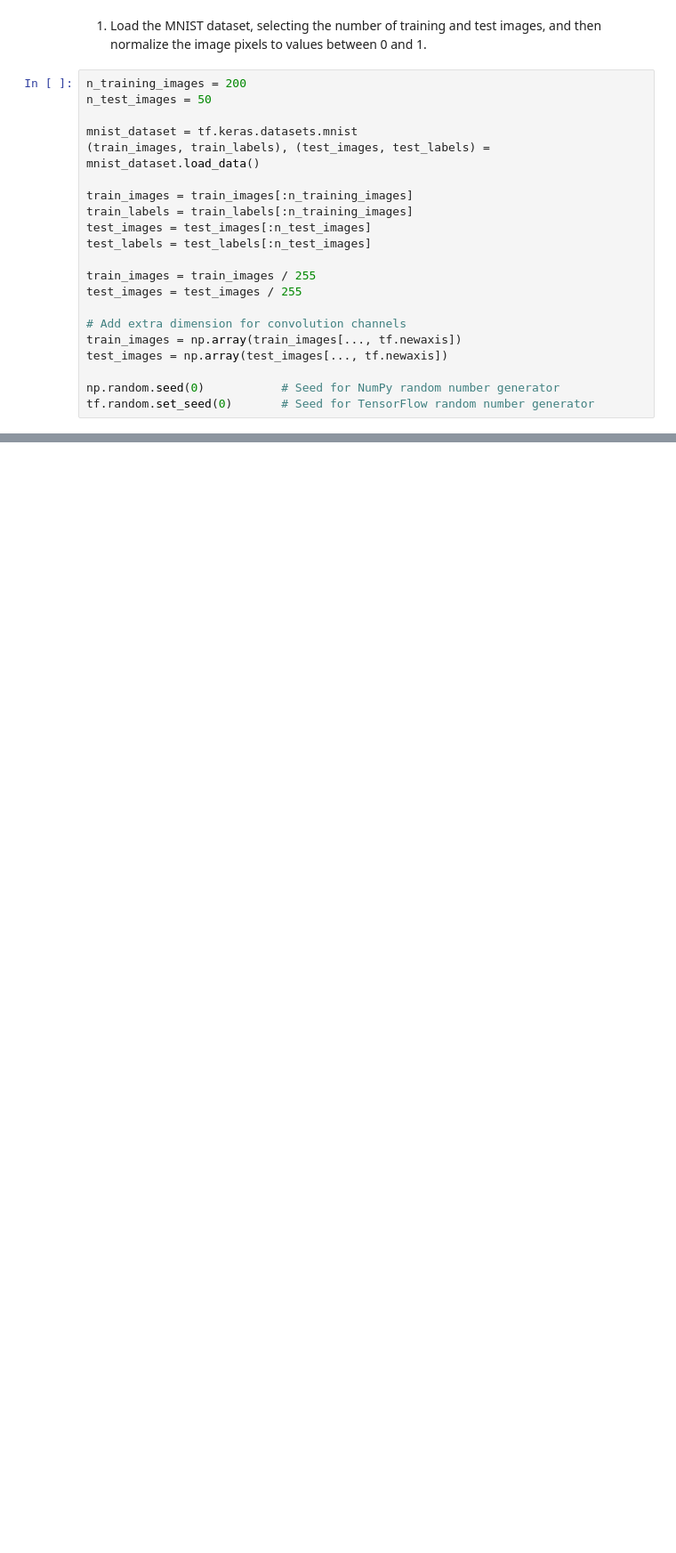
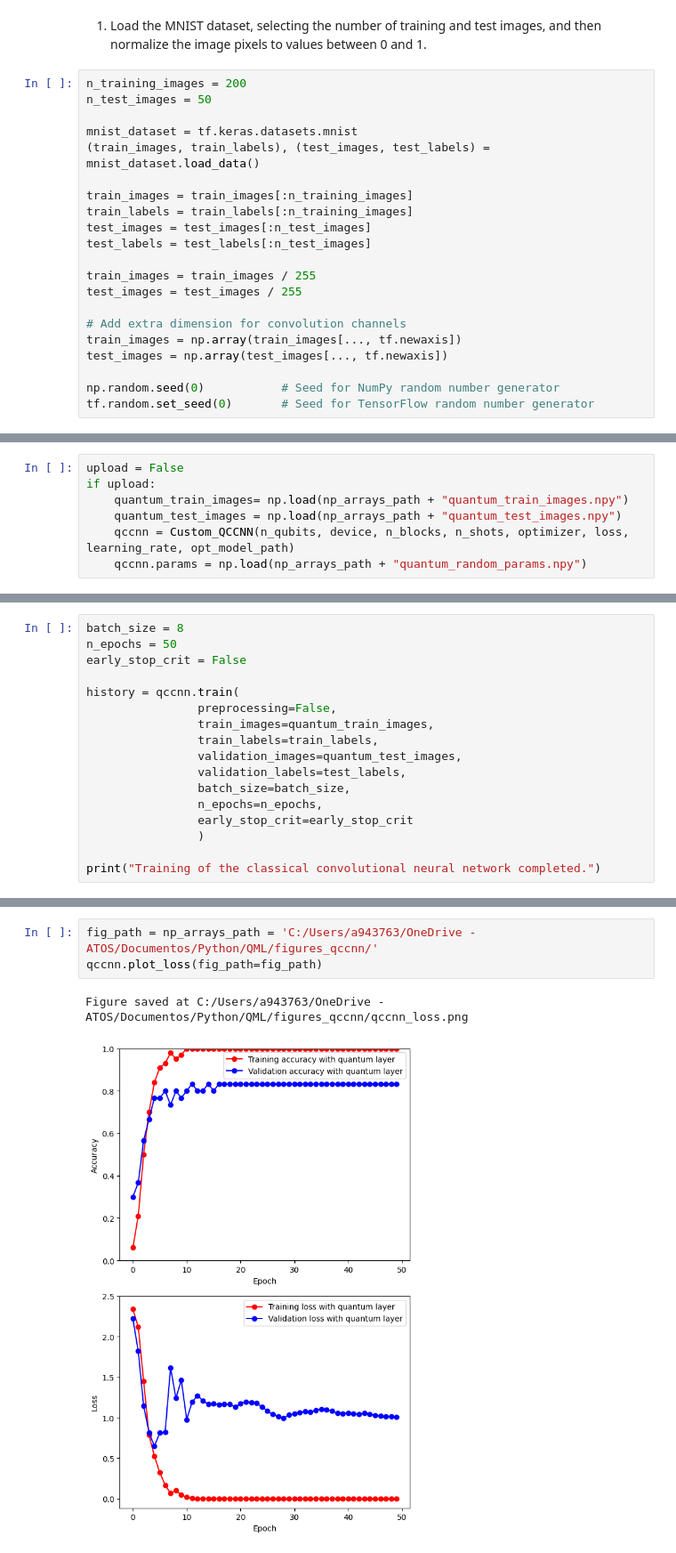
Before and after one commit to cesar-hernando/QML, a Jupyter notebook: qccnn_mnist_new.ipynb, the cells around one changed output, grey strips where cells are left out. Shown: that part at 89% size. Drawn from its saved outputs; the diff is of its cells as text; blank space fills up the shorter version.

```diff
--- a/qccnn_mnist_new.ipynb
+++ b/qccnn_mnist_new.ipynb
@@ -260,0 +181,7 @@ plt.show()
+# %%
+upload = False
+if upload:
+    quantum_train_images= np.load(np_arrays_path + "quantum_train_images.npy")
+    quantum_test_images = np.load(np_arrays_path + "quantum_test_images.npy")
+    qccnn = Custom_QCCNN(n_qubits, device, n_blocks, n_shots, optimizer, loss, learning_rate, opt_model_path)
+    qccnn.params = np.load(np_arrays_path + "quantum_random_params.npy")
@@ -260,0 +190,17 @@ plt.show()
+# %%
+batch_size = 8
+n_epochs = 50
+early_stop_crit = False
+
+history = qccnn.train(
+                preprocessing=False,
+                train_images=quantum_train_images,
+                train_labels=train_labels,
+                validation_images=quantum_test_images,
+                validation_labels=test_labels,
+                batch_size=batch_size,
+                n_epochs=n_epochs,
+                early_stop_crit=early_stop_crit
+                )
+
+print("Training of the classical convolutional neural network completed.")
@@ -260,0 +227,6 @@ plt.show()
+# %%
+fig_path = np_arrays_path = 'C:/Users/a943763/OneDrive - ATOS/Documentos/Python/QML/figures_qccnn/'
+qccnn.plot_loss(fig_path=fig_path)
+# %% [output]
+Figure saved at C:/Users/a943763/OneDrive - ATOS/Documentos/Python/QML/figures_qccnn/qccnn_loss.png
+[figure, added]
```
Also changed, not shown: parts of 23 cells of this notebook, 39 other files.
